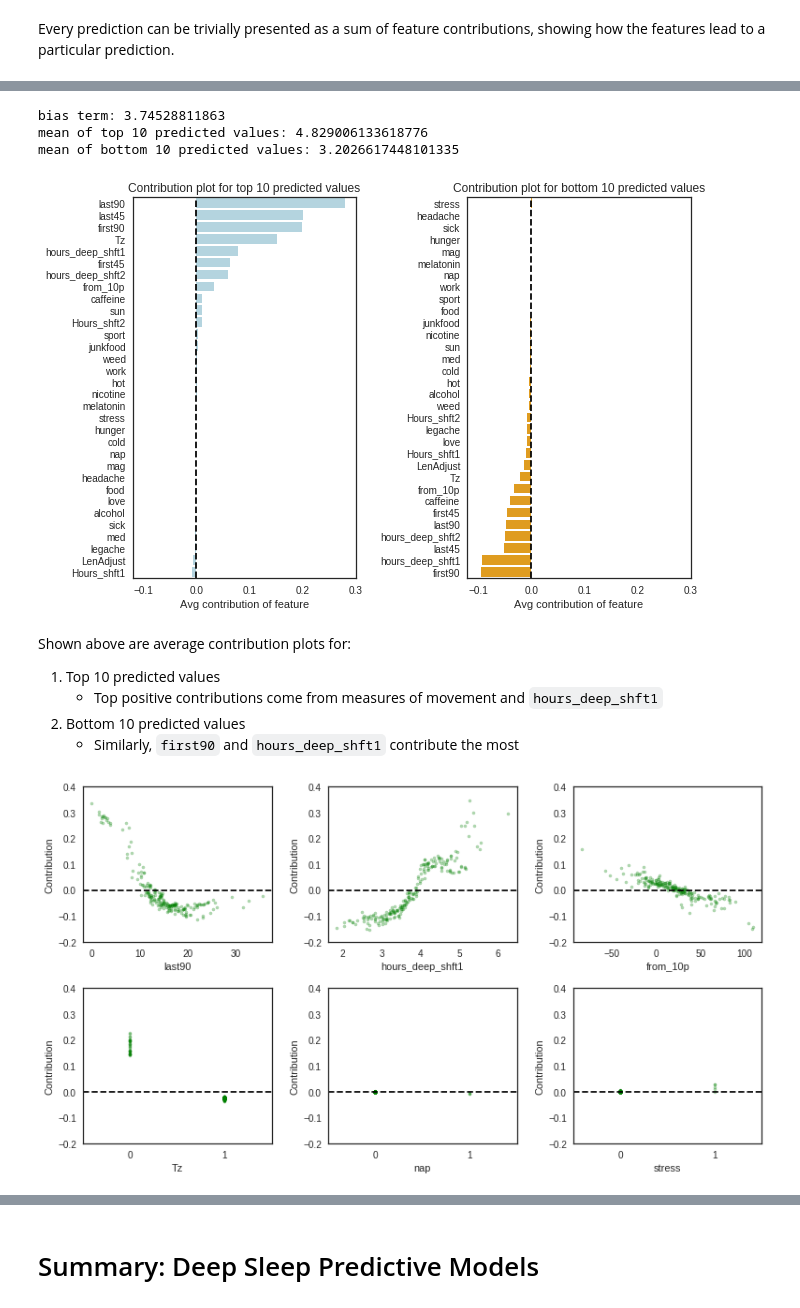
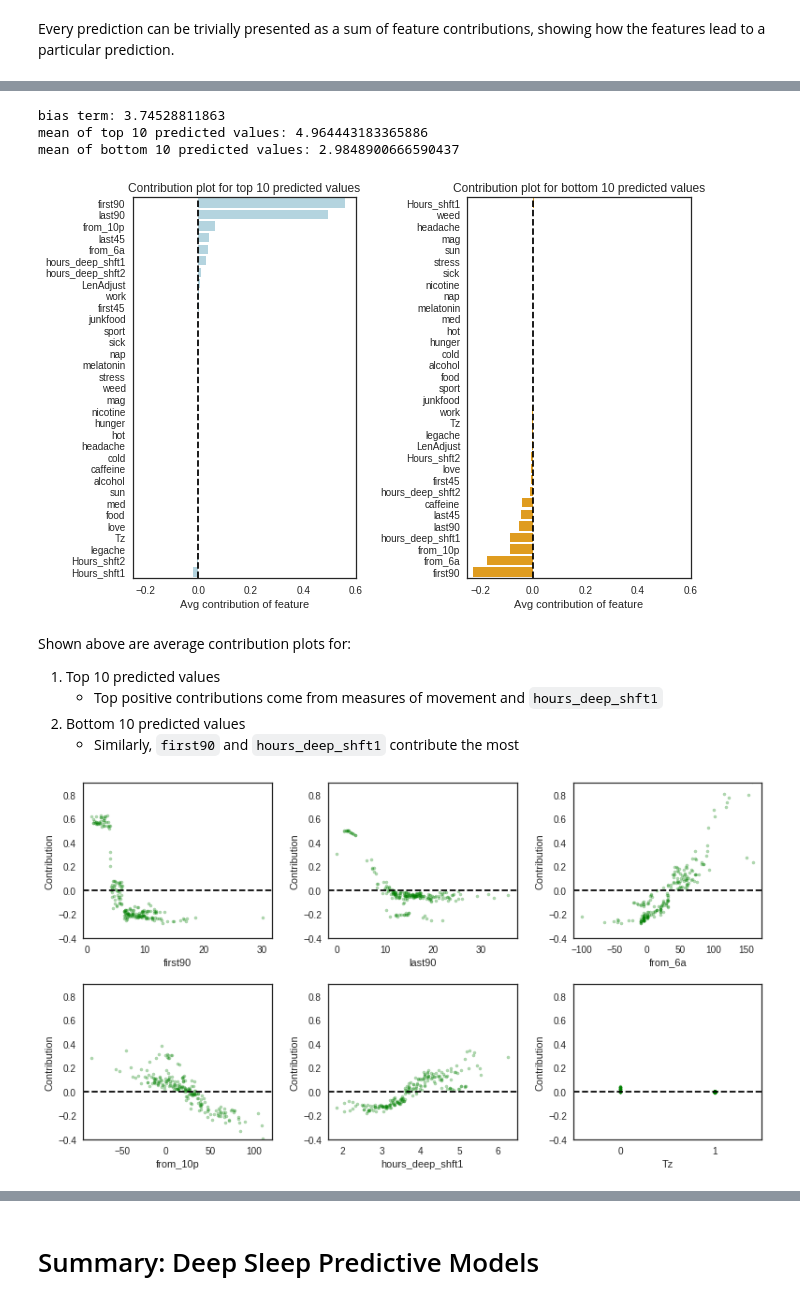
Before and after one commit to drlarue/sleep-analysis, a Jupyter notebook: SleepAnalysis.ipynb, the cells around one changed output, grey strips where cells are left out. Cells and saved outputs as stored; diff of their text form; code cells hidden in the pictures.

```diff
--- a/SleepAnalysis.ipynb
+++ b/SleepAnalysis.ipynb
@@ -952,15 +1034,15 @@ mean_squared_error(y_dt, rfr0.predict(X_dt))
 # %%
 rfr_model = Pipeline([
-    ('rfr', RandomForestRegressor(random_state=25))
+    ('rfr', RandomForestRegressor(random_state=25, n_jobs=-1))
 ])
 # %%
-# parameter training
+# parameter tuning
 rfr_hyper_params = {
                     'rfr__n_estimators': [600],
-                    'rfr__max_depth': [8],
-                    'rfr__min_samples_split': [7],
-                    'rfr__min_samples_leaf': [1],
-                    'rfr__max_features': ['sqrt'],
+                    'rfr__max_features': [None],
+                    'rfr__max_depth': [11],
+                    'rfr__min_samples_split': [10],
+                    'rfr__min_samples_leaf': [7],
                     'rfr__oob_score': [True],
                    }
 # %%
@@ -983,6 +1070,6 @@ mean_squared_error(y_dt, rfr_y) # test MSE after training
 # %%
 # for feature importance
-rfr = RandomForestRegressor(random_state=25, n_estimators=600, max_depth=8, max_features='sqrt', min_samples_leaf=1, min_samples_split=7, oob_score=True).fit(X_dr, y_dr)
+rfr = RandomForestRegressor(random_state=25, n_estimators=600, max_depth=11, max_features=None, min_samples_leaf=7, min_samples_split=10, oob_score=True).fit(X_dr, y_dr)
 # %%
 importance = pd.DataFrame({'boosting':gbr.feature_importances_*100,
                            'rf':rfr.feature_importances_*100}, index=X_dr.columns)
@@ -1080,7 +1167,7 @@ ax2.set_title('Contribution plot for bottom 10 predicted values')
 for ax in fig.axes:
     ax.set_xlabel('Avg contribution of feature')
     ax.axvline(x=0, linestyle='dashed', color='k');
-    ax.set_xlim(-0.12, 0.3)
+    ax.set_xlim(-0.25, 0.6)
 
 plt.subplots_adjust(wspace=0.5);
 
@@ -1089,9 +1176,9 @@ print('mean of top 10 predicted values:', df_contrb.iloc[-10:, :].predicted.mean
 print('mean of bottom 10 predicted values:', df_contrb.iloc[:10, :].predicted.mean())
 # %% [output]
 bias term: 3.74528811863
-mean of top 10 predicted values: 4.829006133618776
-mean of bottom 10 predicted values: 3.2026617448101335
+mean of top 10 predicted values: 4.964443183365886
+mean of bottom 10 predicted values: 2.9848900666590437
-[figure, old version]
+[figure, new version]
 # %% [markdown]
 Shown above are average contribution plots for:
 1. Top 10 predicted values
@@ -1101,22 +1188,21 @@ Shown above are average contribution plots for:
 # %%
 contrb = pd.DataFrame(contributions.T, index=X_dt.columns)
 
 fig, ((ax1, ax2, ax3), (ax4, ax5, ax6)) = plt.subplots(2, 3, figsize=(13, 7))
 
-features = ['last90','hours_deep_shft1', 'from_10p', 'Tz', 'nap', 'stress']
+features = ['first90', 'last90', 'from_6a', 'from_10p', 'hours_deep_shft1', 'Tz']
 
 for ax, feature in zip(fig.axes, features):
     ax.scatter(X_dt[feature], contrb.T[feature], alpha=0.3, color='green', s=10)
     sns.regplot(X_dt[feature], contrb.T[feature], scatter=False, fit_reg=False, ax=ax)
 
     ax.set_ylabel('Contribution')
-    ax.set_ylim(-0.2, 0.4)
+    ax.set_ylim(-0.4, 0.9)
     ax.axhline(linestyle='dashed', color='k');
 
-for ax in (ax4, ax5, ax6):
-    ax.set_xticks([0, 1])
-    ax.set_xlim(-0.5, 1.5)
+ax6.set_xticks([0, 1])
+ax6.set_xlim(-0.5, 1.5)
 plt.subplots_adjust(wspace=0.3, hspace=0.3);
 # %% [output]
-[figure, old version]
+[figure, new version]
 # %% [markdown]
```
Also changed, not shown: parts of 92 cells of this notebook.
